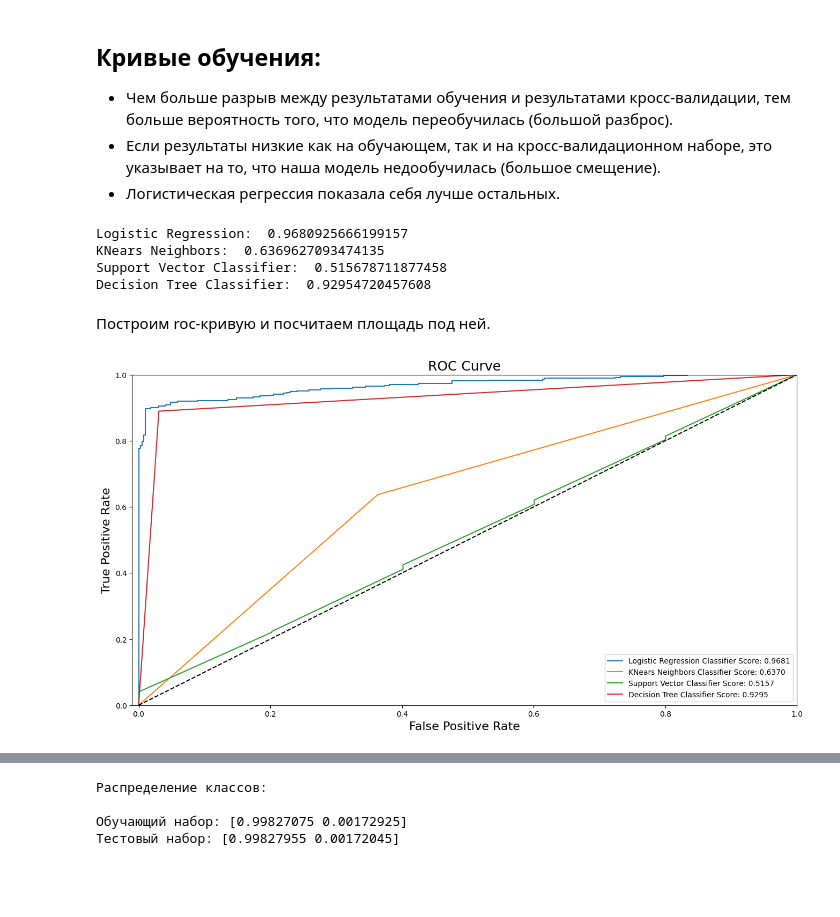
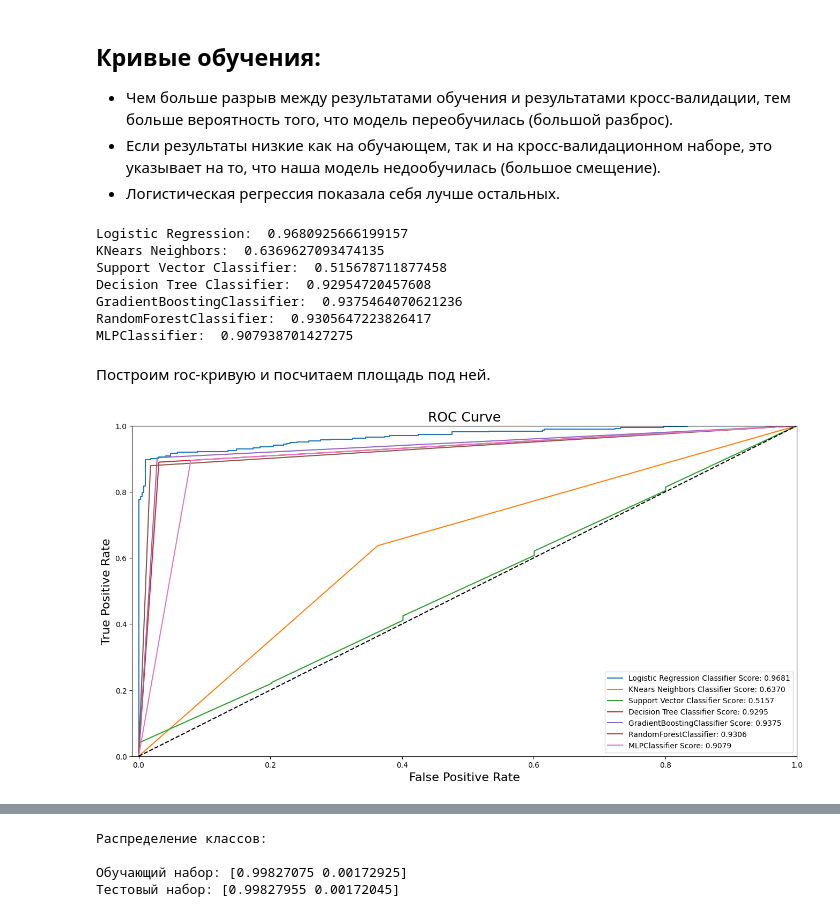
Before and after one commit to Rangulov/PhMathInfo, a Jupyter notebook: ФМИ_Disbalanced_dataset_Part_2.ipynb, the cells around one changed output, grey strips where cells are left out. Saved outputs shown, nothing was run; the diff lists cells and outputs as text; code cells hidden in the pictures; blank space fills up the shorter version.

```diff
--- a/ФМИ_Disbalanced_dataset_Part_2.ipynb
+++ b/ФМИ_Disbalanced_dataset_Part_2.ipynb
@@ -302,7 +306,7 @@ svc_params=[
             {'C': x,'kernel': ['poly'],'gamma': y,'degree': z}
            ]
 grid_svc=RandomizedSearchCV(estimator = SVC(),
-                        param_grid = svc_params,
+                        param_distributions = svc_params,
                         scoring='accuracy',
                         cv=3,
                         n_jobs=-1)
@@ -512,6 +615,6 @@ def plot_learning_curves(estimator1, estimator2, estimator3, estimator4, X, y, y
     return plt
 # %%
 cv = ShuffleSplit(n_splits=100, test_size=0.2, random_state=42)
-plot_learning_curves(log_reg, knears_neighbors, svc, tree_clf, X_train, y_train)
+plot_learning_curves(log_reg, knears_neighbors, svc, tree_clf, gbc_clf, RFC_clf, MLP_clf, X_train, y_train)
 # %% [output]
 <module 'matplotlib.pyplot' from '/usr/local/lib/python3.12/dist-packages/matplotlib/pyplot.py'>
@@ -518,0 +678,3 @@ plot_learning_curves(log_reg, knears_neighbors, svc, tree_clf, X_train, y_train)
+# %%
+cv = ShuffleSplit(n_splits=100, test_size=0.2, random_state=42)
+plot_learning_curves(log_reg, knears_neighbors, svc, tree_clf, gbc_clf, RFC_clf, MLP_clf, X_train, y_train)
@@ -535,39 +700,57 @@ svc_pred = cross_val_predict(svc, X_train, y_train, cv=5,
                              method="decision_function")
 
 tree_pred = cross_val_predict(tree_clf, X_train, y_train, cv=5)
+
+gbc_pred = cross_val_predict(gbc_clf, X_train, y_train, cv=5)
+
+RFC_pred = cross_val_predict(RFC_clf, X_train, y_train, cv=5)
+
+MLP_pred = cross_val_predict(MLP_clf, X_train, y_train, cv=5)
 # %%
 print('Logistic Regression: ', roc_auc_score(y_train, log_reg_pred))
 print('KNears Neighbors: ', roc_auc_score(y_train, knears_pred))
 print('Support Vector Classifier: ', roc_auc_score(y_train, svc_pred))
 print('Decision Tree Classifier: ', roc_auc_score(y_train, tree_pred))
+print('GradientBoostingClassifier: ', roc_auc_score(y_train, gbc_pred))
+print('RandomForestClassifier: ', roc_auc_score(y_train, RFC_pred))
+print('MLPClassifier: ', roc_auc_score(y_train, MLP_pred))
 # %% [output]
 Logistic Regression:  0.9680925666199157
 KNears Neighbors:  0.6369627093474135
 Support Vector Classifier:  0.515678711877458
 Decision Tree Classifier:  0.92954720457608
+GradientBoostingClassifier:  0.9375464070621236
+RandomForestClassifier:  0.9305647223826417
+MLPClassifier:  0.907938701427275
 # %% [markdown]
 Построим roc-кривую и посчитаем площадь под ней.
 # %%
 log_fpr, log_tpr, log_thresold = roc_curve(y_train, log_reg_pred)#
 knear_fpr, knear_tpr, knear_threshold = roc_curve(y_train, knears_pred)#
 svc_fpr, svc_tpr, svc_threshold = roc_curve(y_train, svc_pred)#
 tree_fpr, tree_tpr, tree_threshold = roc_curve(y_train, tree_pred)#
+gbc_fpr, gbc_tpr, gbc_threshold = roc_curve(y_train, gbc_pred)#
+RFC_fpr, RFC_tpr, RFC_threshold = roc_curve(y_train, RFC_pred)#
+MLP_fpr, MLP_tpr, MLP_threshold = roc_curve(y_train, MLP_pred)#
 
 
-def graph_roc_curve_multiple(log_fpr, log_tpr, knear_fpr, knear_tpr, svc_fpr, svc_tpr, tree_fpr, tree_tpr):
+def graph_roc_curve_multiple(log_fpr, log_tpr, knear_fpr, knear_tpr, svc_fpr, svc_tpr, tree_fpr, tree_tpr, gbc_fpr, gbc_tpr, RFC_fpr, RFC_tpr, MLP_fpr, MLP_tpr):
     plt.figure(figsize=(16,8))
     plt.title('ROC Curve', fontsize=18)
     plt.plot(log_fpr, log_tpr, label='Logistic Regression Classifier Score: {:.4f}'.format(roc_auc_score(y_train, log_reg_pred)))
     plt.plot(knear_fpr, knear_tpr, label='KNears Neighbors Classifier Score: {:.4f}'.format(roc_auc_score(y_train, knears_pred)))
     plt.plot(svc_fpr, svc_tpr, label='Support Vector Classifier Score: {:.4f}'.format(roc_auc_score(y_train, svc_pred)))
     plt.plot(tree_fpr, tree_tpr, label='Decision Tree Classifier Score: {:.4f}'.format(roc_auc_score(y_train, tree_pred)))
+    plt.plot(gbc_fpr, gbc_tpr, label='GradientBoostingClassifier Score: {:.4f}'.format(roc_auc_score(y_train, gbc_pred)))
+    plt.plot(RFC_fpr, RFC_tpr, label='RandomForestClassifier: {:.4f}'.format(roc_auc_score(y_train, RFC_pred)))
+    plt.plot(MLP_fpr, MLP_tpr, label='MLPClassifier Score: {:.4f}'.format(roc_auc_score(y_train, MLP_pred)))
     plt.plot([0, 1], [0, 1], 'k--')
     plt.axis([-0.01, 1, 0, 1])
     plt.xlabel('False Positive Rate', fontsize=16)
     plt.ylabel('True Positive Rate', fontsize=16)
     plt.legend()
 
-graph_roc_curve_multiple(log_fpr, log_tpr, knear_fpr, knear_tpr, svc_fpr, svc_tpr, tree_fpr, tree_tpr)
+graph_roc_curve_multiple(log_fpr, log_tpr, knear_fpr, knear_tpr, svc_fpr, svc_tpr, tree_fpr, tree_tpr, gbc_fpr, gbc_tpr, RFC_fpr, RFC_tpr, MLP_fpr, MLP_tpr)
 plt.show()
 # %% [output]
-[figure, old version]
+[figure, new version]
```
Also changed, not shown: parts of 34 cells of this notebook.
